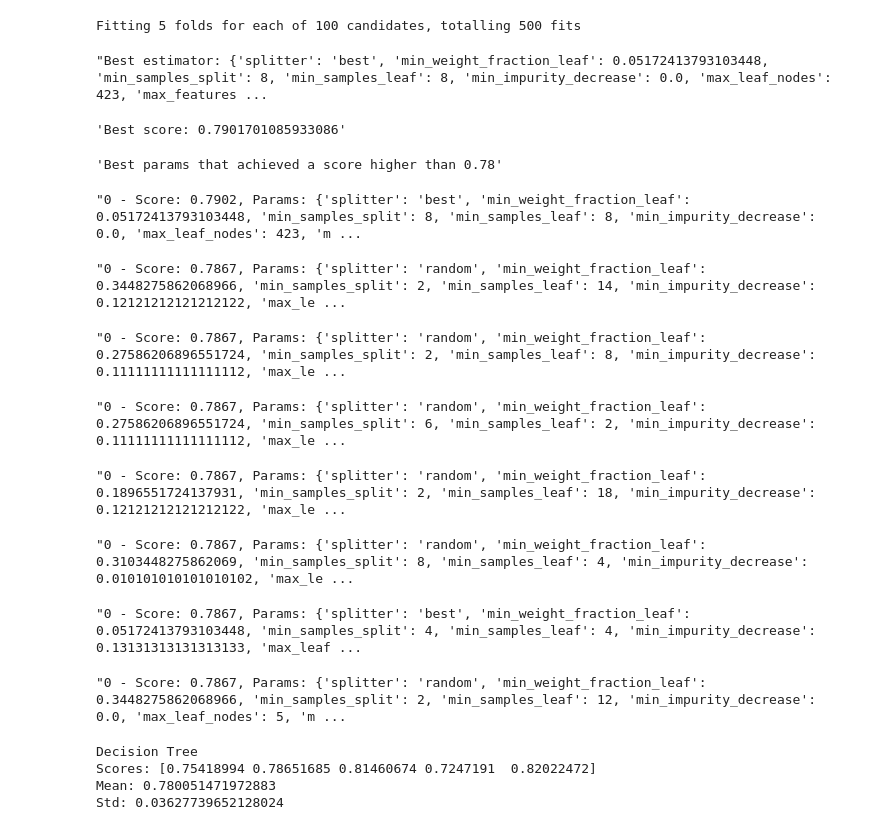
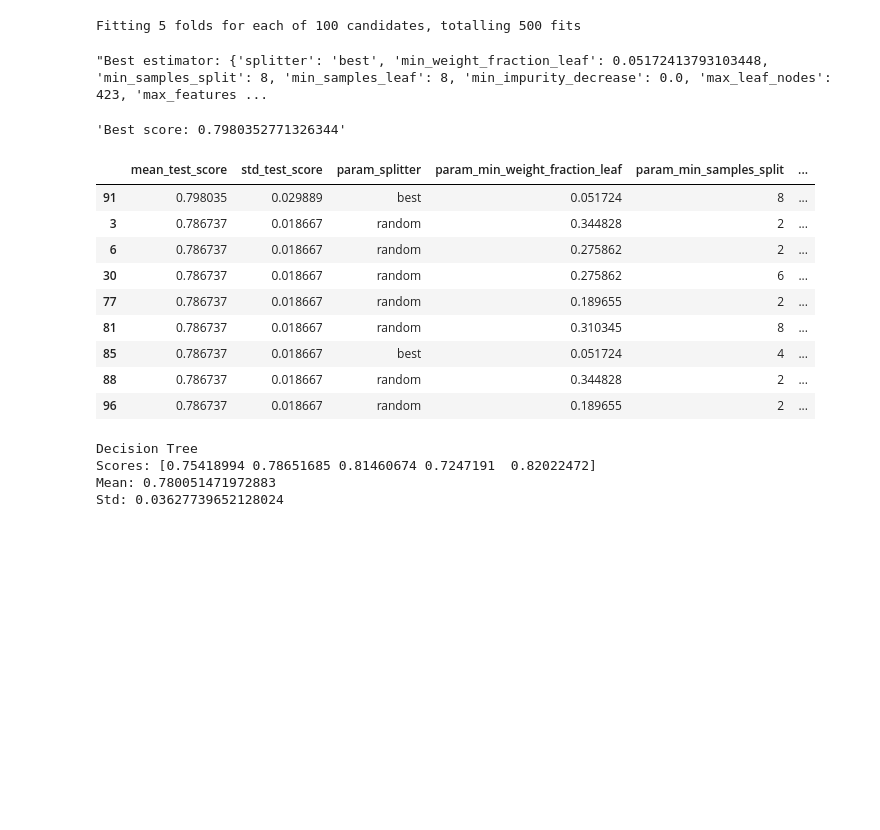
Before and after one commit to LucasSchurer/Titanic, a Jupyter notebook: titanic.ipynb, the cells around one changed output. Cells and saved outputs as stored; diff of their text form; code cells hidden in the pictures; blank space fills up the shorter version.

```diff
--- a/titanic.ipynb
+++ b/titanic.ipynb
@@ -443,2 +460,31 @@ get_search_results_overview(rf_randomized_search_results, 0.83)
+# %%
+def rf_grid_search_params(print_params = False) :
+    n_estimators = [int(x) for x in np.linspace(10, 1000, num=20)]
+    max_features = ['sqrt', 'log2']
+    max_depth = [int(x) for x in np.linspace(5, 200, num=15)]
+    max_depth.append(None)
+    min_samples_split = np.arange(2, 10, 2)
+    min_samples_leaf = np.arange(2, 20, 2)
+    bootstrap = [True, False]
+
+    params = {
+        'n_estimators': n_estimators,
+        'max_features': max_features,
+        'max_depth': max_depth,
+        'min_samples_split': min_samples_split,
+        'min_samples_leaf': min_samples_leaf,
+        'bootstrap': bootstrap
+    }
+
+    if print_params :
+        for param in params :
+            display('{}: {}'.format(param, params[param]))
+
+    rf = RandomForestClassifier()
+
+    return rf, params
+
+rf, params = rf_grid_search_params(False)
+# rf_randomized_search_results = randomized_search(rf, params, n_iter=100)
 # %%
 # Base Model
@@ -489,20 +534,25 @@ dt, params = dt_randomized_search_params(False)
 dt_randomized_search_results = randomized_search(dt, params, n_iter=100)
 # %% [output]
 Fitting 5 folds for each of 100 candidates, totalling 500 fits
-# %%
-get_search_results_overview(dt_randomized_search_results, 0.78)
-# %% [output]
-"Best estimator: {'splitter': 'best', 'min_weight_fraction_leaf': 0.05172413793103448, 'min_samples_split': 8, 'min_samples_leaf': 8, 'min_impurity_decrease': 0.0, 'max_leaf_nodes': 423, 'max_features ...
-'Best score: 0.7901701085933086'
-'Best params that achieved a score higher than 0.78'
-"0 - Score: 0.7902, Params: {'splitter': 'best', 'min_weight_fraction_leaf': 0.05172413793103448, 'min_samples_split': 8, 'min_samples_leaf': 8, 'min_impurity_decrease': 0.0, 'max_leaf_nodes': 423, 'm ...
-"0 - Score: 0.7867, Params: {'splitter': 'random', 'min_weight_fraction_leaf': 0.3448275862068966, 'min_samples_split': 2, 'min_samples_leaf': 14, 'min_impurity_decrease': 0.12121212121212122, 'max_le ...
-"0 - Score: 0.7867, Params: {'splitter': 'random', 'min_weight_fraction_leaf': 0.27586206896551724, 'min_samples_split': 2, 'min_samples_leaf': 8, 'min_impurity_decrease': 0.11111111111111112, 'max_le ...
-"0 - Score: 0.7867, Params: {'splitter': 'random', 'min_weight_fraction_leaf': 0.27586206896551724, 'min_samples_split': 6, 'min_samples_leaf': 2, 'min_impurity_decrease': 0.11111111111111112, 'max_le ...
-"0 - Score: 0.7867, Params: {'splitter': 'random', 'min_weight_fraction_leaf': 0.1896551724137931, 'min_samples_split': 2, 'min_samples_leaf': 18, 'min_impurity_decrease': 0.12121212121212122, 'max_le ...
-"0 - Score: 0.7867, Params: {'splitter': 'random', 'min_weight_fraction_leaf': 0.3103448275862069, 'min_samples_split': 8, 'min_samples_leaf': 4, 'min_impurity_decrease': 0.010101010101010102, 'max_le ...
-"0 - Score: 0.7867, Params: {'splitter': 'best', 'min_weight_fraction_leaf': 0.05172413793103448, 'min_samples_split': 4, 'min_samples_leaf': 4, 'min_impurity_decrease': 0.13131313131313133, 'max_leaf ...
-"0 - Score: 0.7867, Params: {'splitter': 'random', 'min_weight_fraction_leaf': 0.3448275862068966, 'min_samples_split': 2, 'min_samples_leaf': 12, 'min_impurity_decrease': 0.0, 'max_leaf_nodes': 5, 'm ...
+# %%
+scores = {
+    'mean_test_score': [0.78],
+}
+
+display_search_results_overview(dt_randomized_search_results, scores, order_by='mean_test_score', ascending=False)
+# %% [output]
+"Best estimator: {'splitter': 'best', 'min_weight_fraction_leaf': 0.05172413793103448, 'min_samples_split': 8, 'min_samples_leaf': 8, 'min_impurity_decrease': 0.0, 'max_leaf_nodes': 423, 'max_features ...
+'Best score: 0.7980352771326344'
+|  | mean_test_score | std_test_score | param_splitter | param_min_weight_fraction_leaf | param_min_samples_split | ... |
+| 91 | 0.798035 | 0.029889 | best | 0.051724 | 8 | ... |
+| 3 | 0.786737 | 0.018667 | random | 0.344828 | 2 | ... |
+| 6 | 0.786737 | 0.018667 | random | 0.275862 | 2 | ... |
+| 30 | 0.786737 | 0.018667 | random | 0.275862 | 6 | ... |
+| 77 | 0.786737 | 0.018667 | random | 0.189655 | 2 | ... |
+| 81 | 0.786737 | 0.018667 | random | 0.310345 | 8 | ... |
+| 85 | 0.786737 | 0.018667 | best | 0.051724 | 4 | ... |
+| 88 | 0.786737 | 0.018667 | random | 0.344828 | 2 | ... |
+| 96 | 0.786737 | 0.018667 | random | 0.189655 | 2 | ... |
 # %%
 # Decision Tree
 
```
Also changed, not shown: parts of 7 cells of this notebook.
